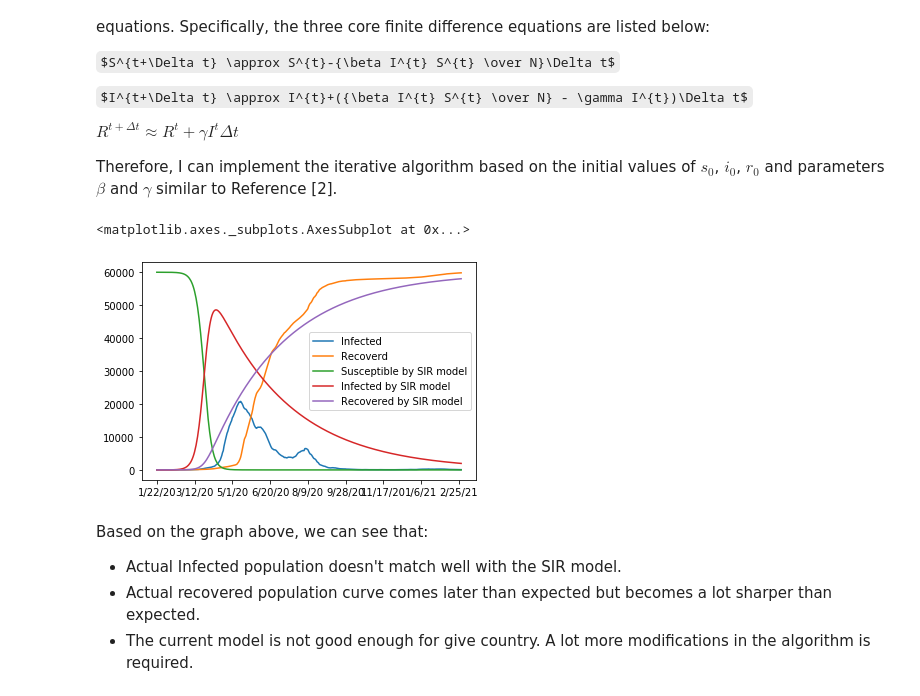
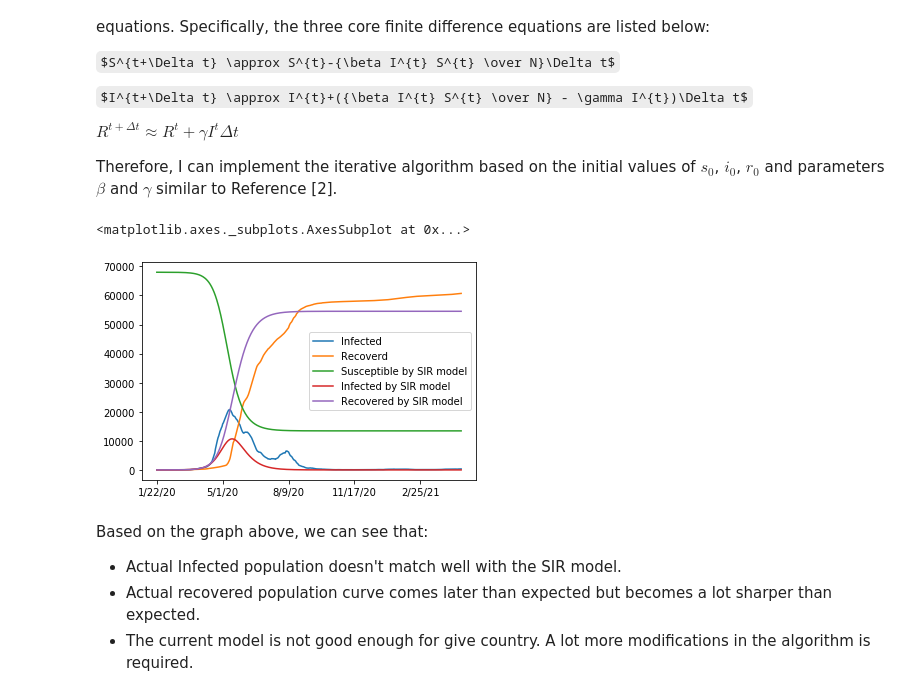
Before and after one commit to ShujieHu/django, a Jupyter notebook: website/da/analysis_world.ipynb, the cells around one changed output. Saved outputs shown, nothing was run; the diff lists cells and outputs as text; code cells hidden in the pictures; some formulas as TeX source.

```diff
--- a/website/da/analysis_world.ipynb
+++ b/website/da/analysis_world.ipynb
@@ -0,0 +1,15 @@
+# %%
+from IPython.display import Markdown as md
+import os
+import numpy as np
+import matplotlib.pyplot as plt
+import ssl
+import pandas as pd
+import os
+from datetime import datetime
+ssl._create_default_https_context = ssl._create_unverified_context
+
+COUNTRY = os.getenv('NB_ARGS', None)
+if COUNTRY is None:
+    raise RuntimeError("No country is provided by the user! NOT running!")
+md(f"# Web-based Analysis of Spread of Covid-19 for country {COUNTRY}")
@@ -134,14 +146,6 @@ def plot_series(t, series_list, series_labels,
     plt.title(title)
     plt.show()
 # %%
-import pandas as pd
-import os
-from datetime import datetime
-
-COUNTRY = os.getenv('NB_ARGS', 'Test')
-if COUNTRY is None:
-    raise RuntimeError("No country is provided by the user! NOT running!")
-
 url = 'https://raw.githubusercontent.com/CSSEGISandData/COVID-19/master/csse_covid_19_data/csse_covid_19_time_series/time_series_covid19_{}_global.csv'
 
 confirmed_cases = pd.read_csv(url.format('confirmed'))
@@ -158,40 +162,40 @@ if (not len(death_cases) or not len(confirmed_cases) or not len(recorvered_cases
 # Right now, I am choosing Feb. 28 2021 as the hard date since this is when mrna vaccination started
 # '1/22/2020' is the date of the first report
 start_date = '1/22/20'
-end_date = '2/28/21'
+end_date = '4/28/21'
 
 confirmed = confirmed_cases.iloc[0].loc[:end_date][4:]
 deaths = death_cases.iloc[0].loc[:end_date][4:]
 recovered = recorvered_cases.iloc[0].loc[:end_date][4:]
 
 infected = confirmed - deaths - recovered
 
 # SIR model simulation.
-INIT_S = 60000.0
+INIT_S = 68000.0
 INIT_I = 1.
-INIT_R = 0.1
+INIT_R = 0.
 BETA = 0.2
-GAMMA = 0.01
+GAMMA = 0.1
 DT = 1
 TN = len(confirmed) - 1
 
 R0 = BETA/GAMMA
 TR = 1.0/GAMMA
 
 s, i, r, t = sor_model(s_0=INIT_S, i_0=INIT_I, r_0=INIT_R,
                          beta=BETA, gamma=GAMMA, t_n=TN, dt=DT)
 
 df = pd.DataFrame({
             'Infected': infected.values,
             'Recoverd': recovered.values,
             'Susceptible by SIR model': s,
             'Infected by SIR model': i,
             'Recovered by SIR model': r
         }, index=infected.index)
 df.plot()
 # %% [output]
 <matplotlib.axes._subplots.AxesSubplot at 0x...>
-[figure, old version]
+[figure, new version]
 # %% [markdown]
 Based on the graph above, we can see that:
 * Actual Infected population doesn't match well with the SIR model.
```
Also changed, not shown: parts of 3 cells of this notebook.
